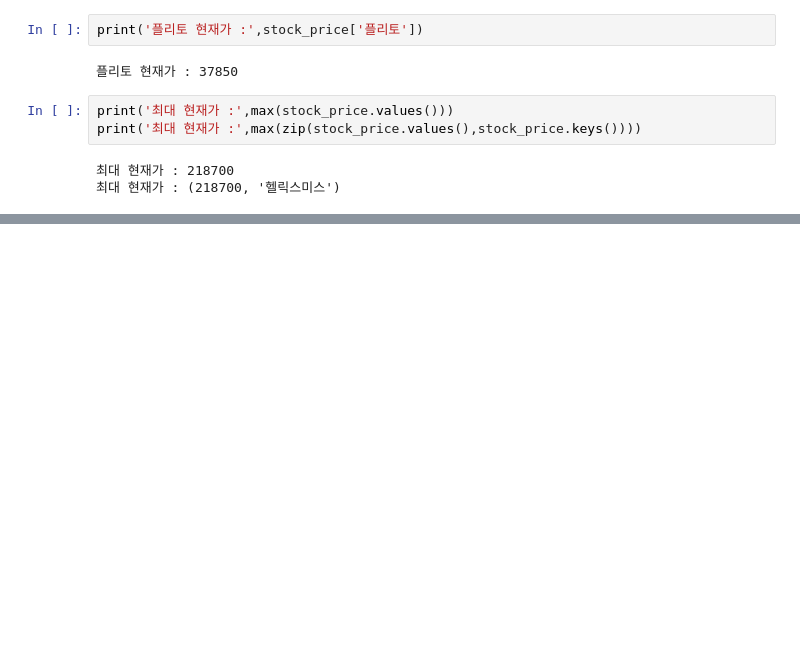
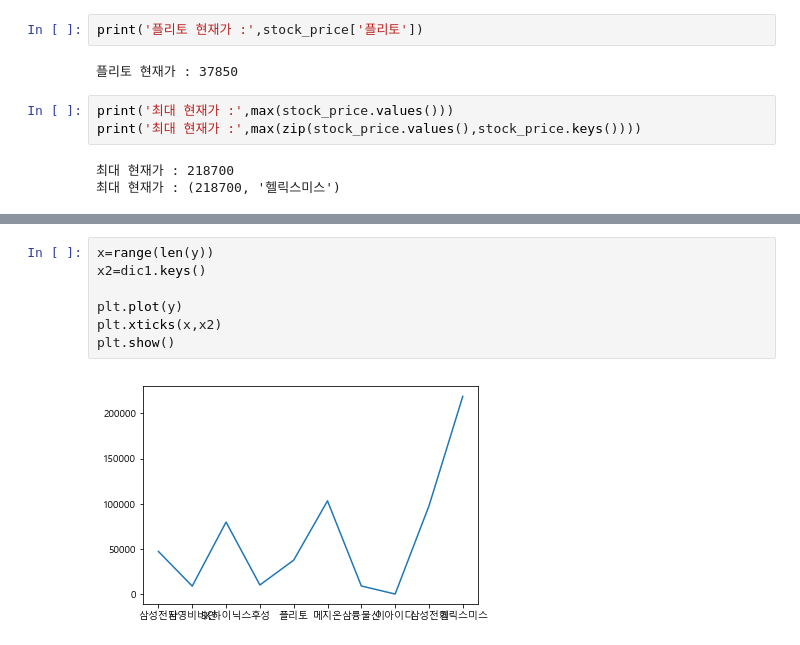
Before and after one commit to yminz/sum_python, a Jupyter notebook: py_ex01.ipynb, the cells around one changed output, grey strips where cells are left out. Saved outputs shown, nothing was run; the diff lists cells and outputs as text; blank space fills up the shorter version.

```diff
--- a/py_ex01.ipynb
+++ b/py_ex01.ipynb
@@ -45,0 +97,9 @@ print('최대 현재가 :',max(zip(stock_price.values(),stock_price.keys())))
+# %%
+x=range(len(y))
+x2=dic1.keys()
+
+plt.plot(y)
+plt.xticks(x,x2)
+plt.show()
+# %% [output]
+[figure, added]
```
Also changed, not shown: parts of 10 cells of this notebook.
